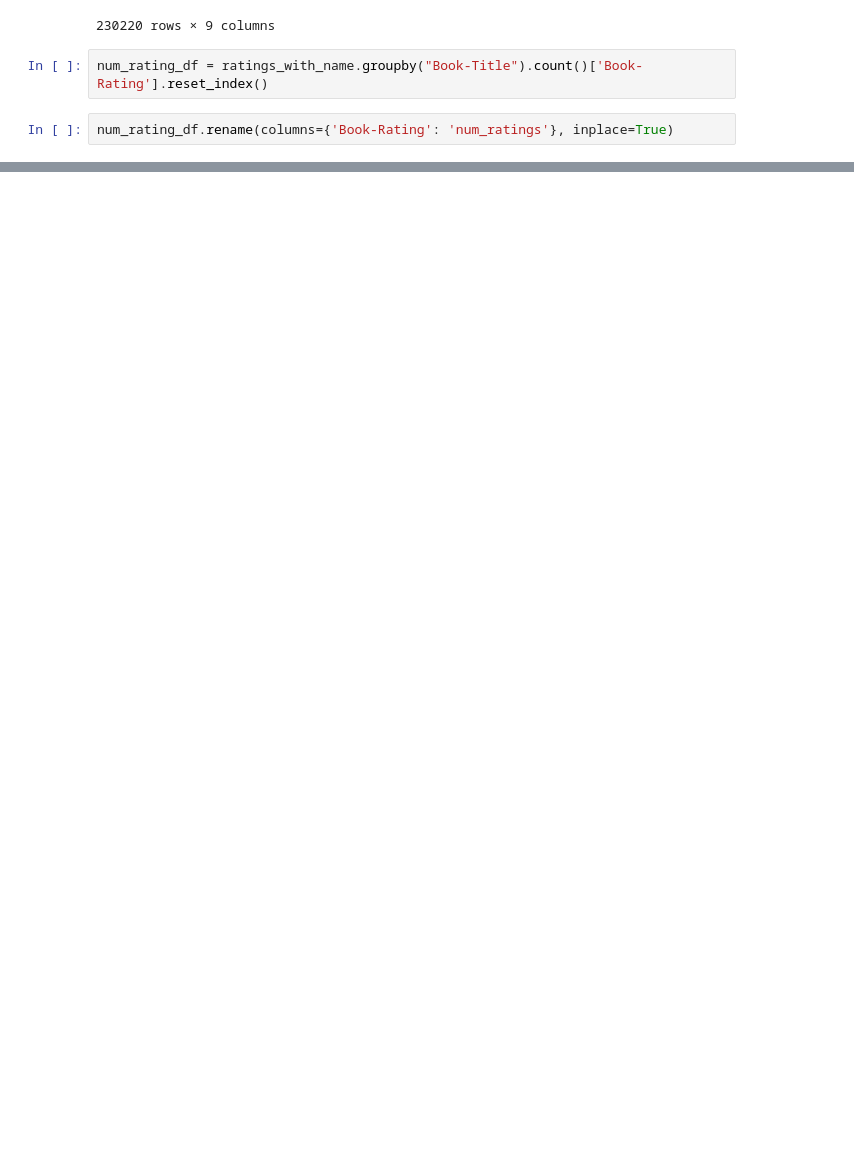
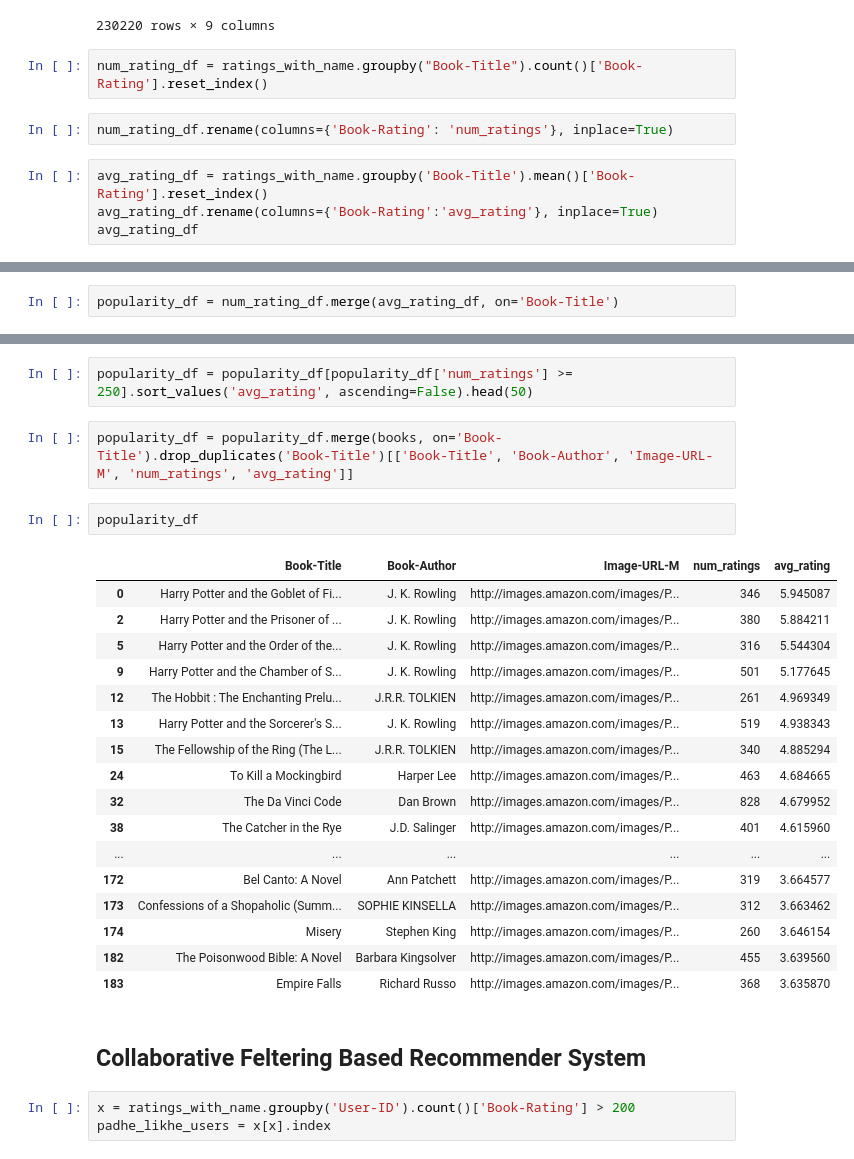
Before and after one commit to hamzaziizzz/Book-Recommender-System, a Jupyter notebook: book-recommender-system.ipynb, the cells around one changed output, grey strips where cells are left out. Saved outputs shown, nothing was run; the diff lists cells and outputs as text; blank space fills up the shorter version.

```diff
--- a/book-recommender-system.ipynb
+++ b/book-recommender-system.ipynb
@@ -203,3 +203,7 @@ ratings_with_name.groupby("Book-Title").count()
 num_rating_df = ratings_with_name.groupby("Book-Title").count()['Book-Rating'].reset_index()
 # %%
 num_rating_df.rename(columns={'Book-Rating': 'num_ratings'}, inplace=True)
+# %%
+avg_rating_df = ratings_with_name.groupby('Book-Title').mean()['Book-Rating'].reset_index()
+avg_rating_df.rename(columns={'Book-Rating':'avg_rating'}, inplace=True)
+avg_rating_df
@@ -205,0 +224,2 @@ num_rating_df.rename(columns={'Book-Rating': 'num_ratings'}, inplace=True)
+# %%
+popularity_df = num_rating_df.merge(avg_rating_df, on='Book-Title')
@@ -205,0 +242,29 @@ num_rating_df.rename(columns={'Book-Rating': 'num_ratings'}, inplace=True)
+# %%
+popularity_df = popularity_df[popularity_df['num_ratings'] >= 250].sort_values('avg_rating', ascending=False).head(50)
+# %%
+popularity_df = popularity_df.merge(books, on='Book-Title').drop_duplicates('Book-Title')[['Book-Title', 'Book-Author', 'Image-URL-M', 'num_ratings', 'avg_rating']]
+# %%
+popularity_df
+# %% [output]
+|  | Book-Title | Book-Author | Image-URL-M | num_ratings | avg_rating |
+| 0 | Harry Potter and the Goblet of Fi... | J. K. Rowling | http://images.amazon.com/images/P... | 346 | 5.945087 |
+| 2 | Harry Potter and the Prisoner of ... | J. K. Rowling | http://images.amazon.com/images/P... | 380 | 5.884211 |
+| 5 | Harry Potter and the Order of the... | J. K. Rowling | http://images.amazon.com/images/P... | 316 | 5.544304 |
+| 9 | Harry Potter and the Chamber of S... | J. K. Rowling | http://images.amazon.com/images/P... | 501 | 5.177645 |
+| 12 | The Hobbit : The Enchanting Prelu... | J.R.R. TOLKIEN | http://images.amazon.com/images/P... | 261 | 4.969349 |
+| 13 | Harry Potter and the Sorcerer's S... | J. K. Rowling | http://images.amazon.com/images/P... | 519 | 4.938343 |
+| 15 | The Fellowship of the Ring (The L... | J.R.R. TOLKIEN | http://images.amazon.com/images/P... | 340 | 4.885294 |
+| 24 | To Kill a Mockingbird | Harper Lee | http://images.amazon.com/images/P... | 463 | 4.684665 |
+| 32 | The Da Vinci Code | Dan Brown | http://images.amazon.com/images/P... | 828 | 4.679952 |
+| 38 | The Catcher in the Rye | J.D. Salinger | http://images.amazon.com/images/P... | 401 | 4.615960 |
+| ... | ... | ... | ... | ... | ... |
+| 172 | Bel Canto: A Novel | Ann Patchett | http://images.amazon.com/images/P... | 319 | 3.664577 |
+| 173 | Confessions of a Shopaholic (Summ... | SOPHIE KINSELLA | http://images.amazon.com/images/P... | 312 | 3.663462 |
+| 174 | Misery | Stephen King | http://images.amazon.com/images/P... | 260 | 3.646154 |
+| 182 | The Poisonwood Bible: A Novel | Barbara Kingsolver | http://images.amazon.com/images/P... | 455 | 3.639560 |
+| 183 | Empire Falls | Richard Russo | http://images.amazon.com/images/P... | 368 | 3.635870 |
+# %% [markdown]
+## Collaborative Feltering Based Recommender System
+# %%
+x = ratings_with_name.groupby('User-ID').count()['Book-Rating'] > 200
+padhe_likhe_users = x[x].index
```
Also changed, not shown: parts of 20 cells of this notebook, 3 other files.
